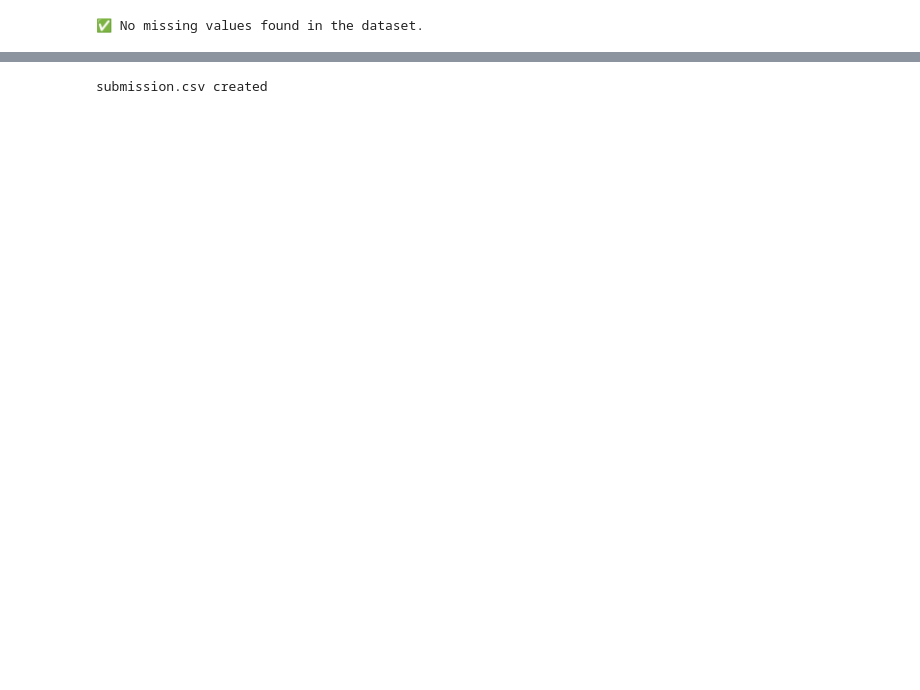
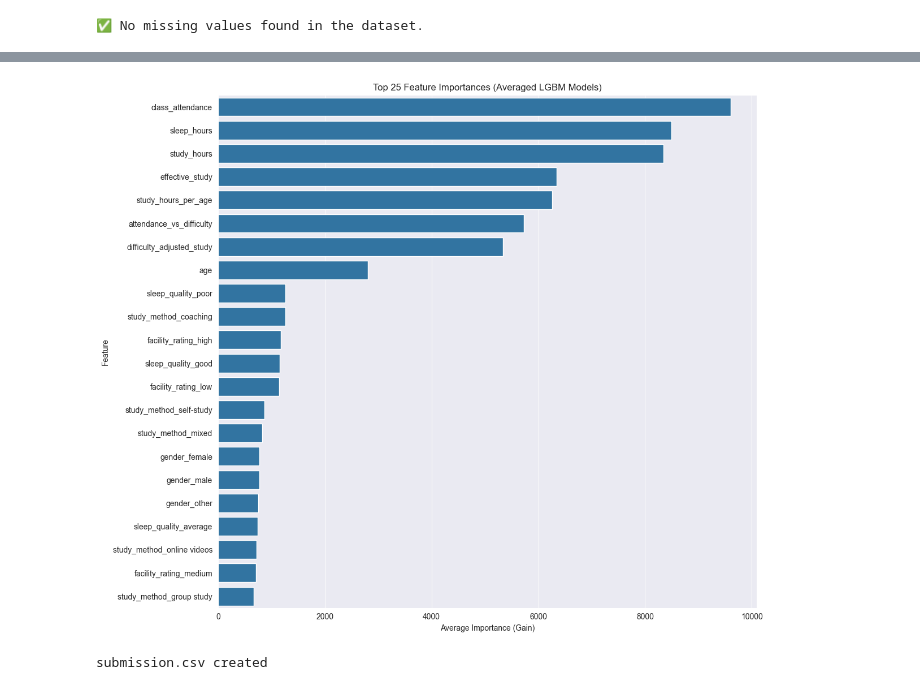
Before and after one commit to NotZeKo/Solutions, a Jupyter notebook: Machine Learning/Student test/student_test_scores_new.ipynb, the cells around one changed output, grey strips where cells are left out. Drawn from its saved outputs; the diff is of its cells as text; code cells hidden in the pictures; blank space fills up the shorter version.

```diff
--- a/Machine Learning/Student test/student_test_scores_new.ipynb
+++ b/Machine Learning/Student test/student_test_scores_new.ipynb
@@ -19,6 +20,9 @@ from catboost import CatBoostClassifier
 from xgboost import XGBClassifier
 # %%
 submit_prediction = True
+validate = False
+XGB = False
+LGBM = True
 # %%
 df_train = pd.read_csv("train.csv")
 df_test = pd.read_csv("test.csv")
@@ -232,0 +320,25 @@ And if memory is not enough, you can set `force_col_wise=true`.
+# %%
+# --- Print Averaged Feature Importances ---
+if models:  # Only if models were trained
+    print("\n=== Averaged Feature Importances (Across All Models) ===")
+
+    # Collect importances from each model (default: 'split' count)
+    importances_list = [model.feature_importances_ for model in models]
+
+    # Average them
+    avg_importances = np.mean(importances_list, axis=0)
+
+    # Create sorted DataFrame (assumes X is a pandas DataFrame with column names)
+    imp_df = pd.DataFrame({
+        'feature': X.columns,
+        'importance': avg_importances
+    }).sort_values(by='importance', ascending=False).reset_index(drop=True)
+
+    # Print top 20 (adjust as needed)
+    print(imp_df.head(20))
+
+    # Optional: Save to CSV
+    imp_df.to_csv("feature_importances.csv", index=False)
+    print("\nFeature importances saved to 'feature_importances.csv'")
+else:
+    print("No models were trained.")
@@ -233,3 +363,16 @@ And if memory is not enough, you can set `force_col_wise=true`.
+# %%
+import matplotlib.pyplot as plt
+import seaborn as sns
+
+plt.figure(figsize=(12, 10))
+sns.barplot(x='importance', y='feature', data=imp_df.head(25))
+plt.title('Top 25 Feature Importances (Averaged LGBM Models)')
+plt.xlabel('Average Importance (Gain)')
+plt.ylabel('Feature')
+plt.tight_layout()
+plt.show()
+# %% [output]
+[figure, added]
 # %%
 if submit_prediction:
     preds = []
```
Also changed, not shown: parts of 10 cells of this notebook.
